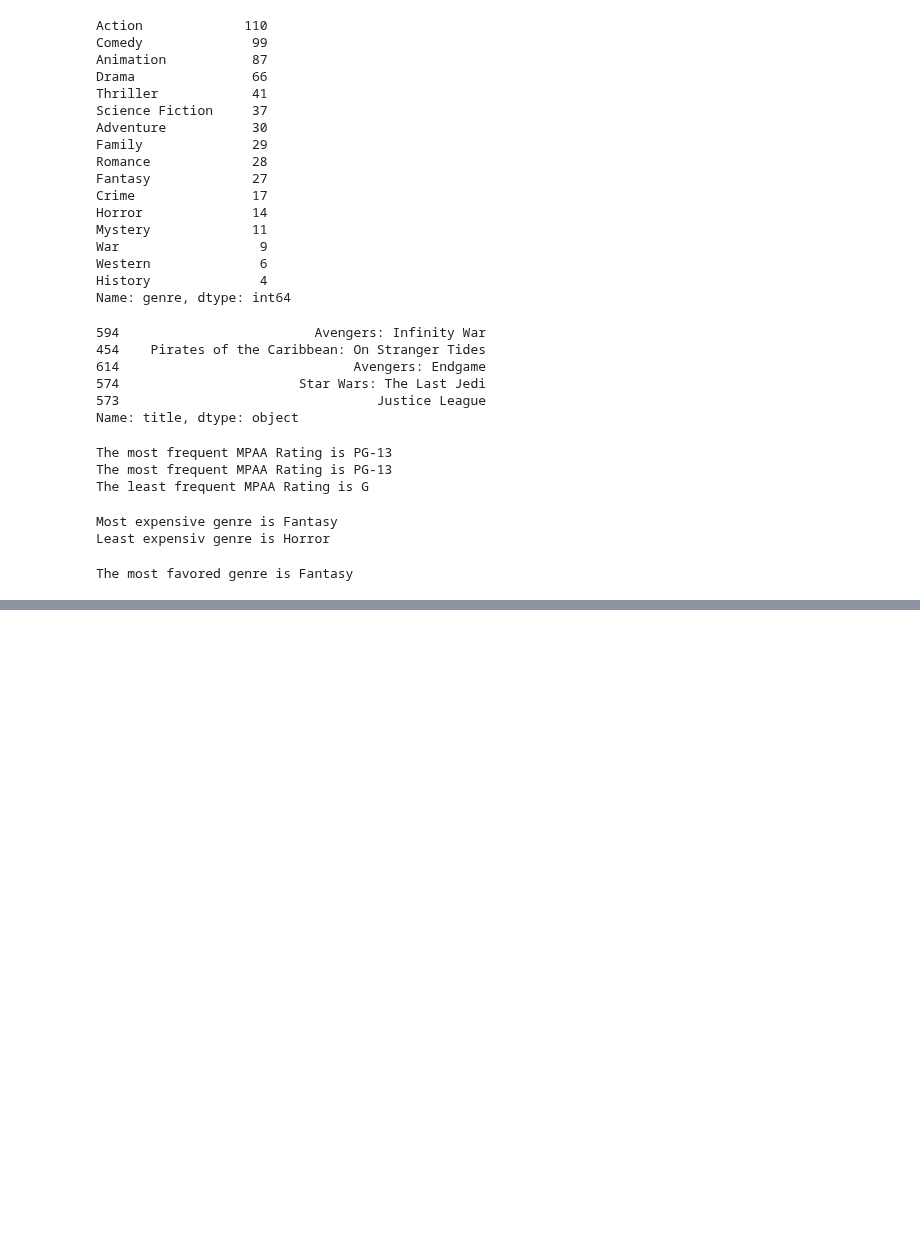
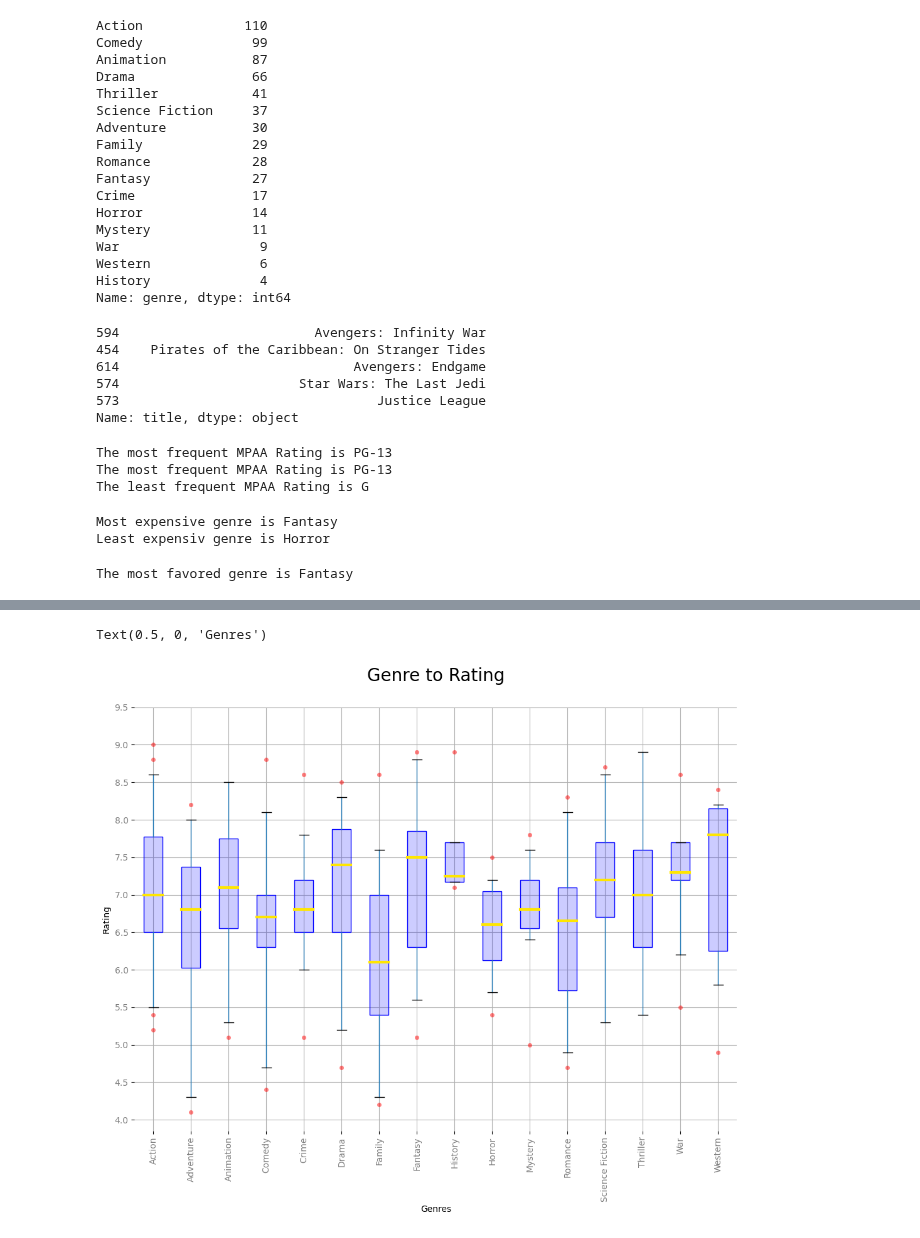
Before and after one commit to mks-0/code-academy, a Jupyter notebook: Project 1/Sprint 4.ipynb, the cells around one changed output, grey strips where cells are left out. Saved outputs shown, nothing was run; the diff lists cells and outputs as text; code cells hidden in the pictures; blank space fills up the shorter version.

```diff
--- a/Project 1/Sprint 4.ipynb
+++ b/Project 1/Sprint 4.ipynb
@@ -273,0 +280,19 @@ Text(0.5, 0, 'Genres')
+# %%
+#Plot 2. Box Chart
+boxprops = dict(color='blue', facecolor=(0, 0, 1, 0.2))
+flierprops = dict(marker='o', markerfacecolor=(1, 0, 0, 0.5), markeredgecolor='none', markersize=5)
+medianprops = dict(linewidth=3, color=(1, 0.9, 0, 1))
+ax = df.boxplot(by='genre', column=['rating'], figsize=(12, 9), boxprops=boxprops, flierprops=flierprops,
+medianprops=medianprops, whis=[1, 99], patch_artist = True)
+fig = ax.get_figure()
+fig.suptitle('')
+ax.set_yticks(np.arange(4, 10, 0.5))
+plt.title('Genre to Rating', fontsize=20, pad=30)
+[ax.spines[spine].set_visible(False) for spine in ['top', 'right', 'bottom', 'left']]
+plt.xticks(rotation='vertical', fontsize=10, color="grey")
+plt.yticks(color='grey')
+plt.ylabel("Rating")
+plt.xlabel("Genres")
+# %% [output]
+Text(0.5, 0, 'Genres')
+[figure, added]
```
Also changed, not shown: parts of 10 cells of this notebook.
